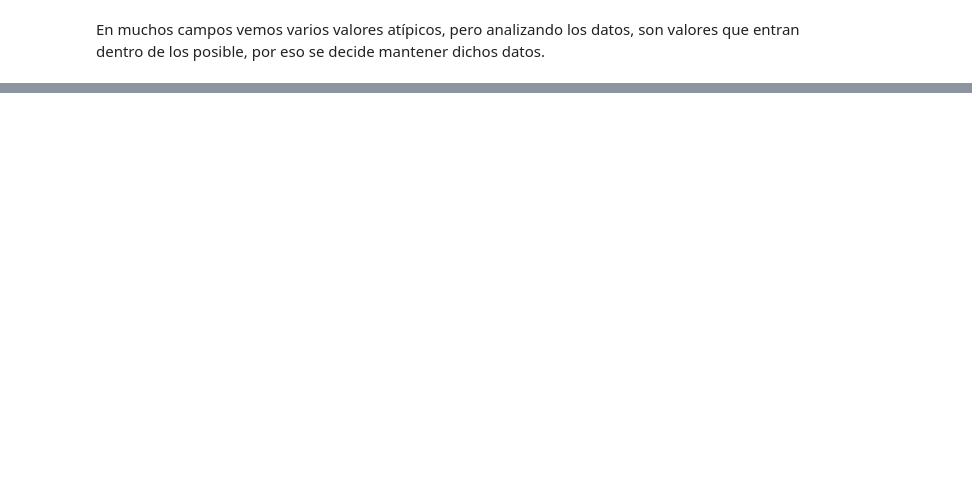
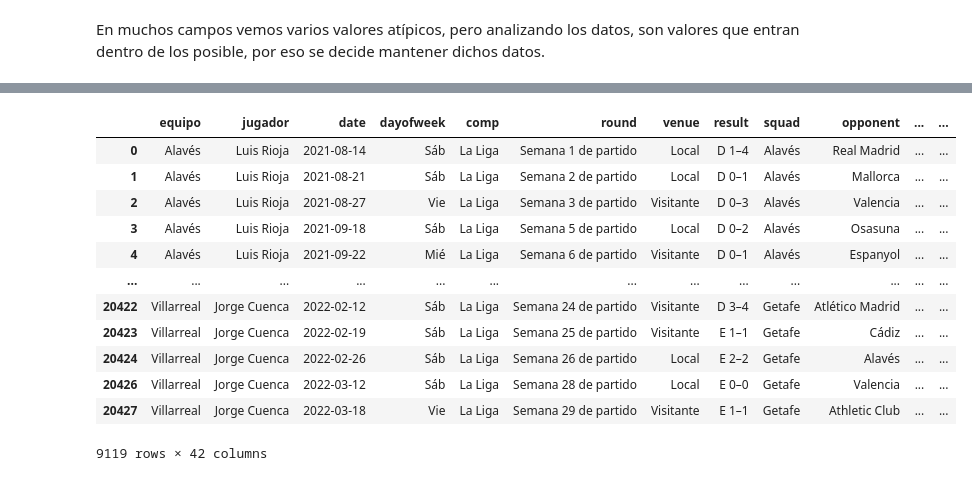
Before and after one commit to KoNGoL/Tipologia_prac1, a Jupyter notebook: Tipologia_prac2.ipynb, the cells around one changed output, grey strips where cells are left out. Cells and saved outputs as stored; diff of their text form; code cells hidden in the pictures; blank space fills up the shorter version.

```diff
--- a/Tipologia_prac2.ipynb
+++ b/Tipologia_prac2.ipynb
@@ -216,0 +361,16 @@ En muchos campos vemos varios valores atípicos, pero analizando los datos, son
+# %%
+data_liga[data_liga['minutes'].notna()]
+# %% [output]
+|  | equipo | jugador | date | dayofweek | comp | round | venue | result | squad | opponent | ... | ... |
+| 0 | Alavés | Luis Rioja | 2021-08-14 | Sáb | La Liga | Semana 1 de partido | Local | D 1–4 | Alavés | Real Madrid | ... | ... |
+| 1 | Alavés | Luis Rioja | 2021-08-21 | Sáb | La Liga | Semana 2 de partido | Local | D 0–1 | Alavés | Mallorca | ... | ... |
+| 2 | Alavés | Luis Rioja | 2021-08-27 | Vie | La Liga | Semana 3 de partido | Visitante | D 0–3 | Alavés | Valencia | ... | ... |
+| 3 | Alavés | Luis Rioja | 2021-09-18 | Sáb | La Liga | Semana 5 de partido | Local | D 0–2 | Alavés | Osasuna | ... | ... |
+| 4 | Alavés | Luis Rioja | 2021-09-22 | Mié | La Liga | Semana 6 de partido | Visitante | D 0–1 | Alavés | Espanyol | ... | ... |
+| ... | ... | ... | ... | ... | ... | ... | ... | ... | ... | ... | ... | ... |
+| 20422 | Villarreal | Jorge Cuenca | 2022-02-12 | Sáb | La Liga | Semana 24 de partido | Visitante | D 3–4 | Getafe | Atlético Madrid | ... | ... |
+| 20423 | Villarreal | Jorge Cuenca | 2022-02-19 | Sáb | La Liga | Semana 25 de partido | Visitante | E 1–1 | Getafe | Cádiz | ... | ... |
+| 20424 | Villarreal | Jorge Cuenca | 2022-02-26 | Sáb | La Liga | Semana 26 de partido | Local | E 2–2 | Getafe | Alavés | ... | ... |
+| 20426 | Villarreal | Jorge Cuenca | 2022-03-12 | Sáb | La Liga | Semana 28 de partido | Local | E 0–0 | Getafe | Valencia | ... | ... |
+| 20427 | Villarreal | Jorge Cuenca | 2022-03-18 | Vie | La Liga | Semana 29 de partido | Visitante | E 1–1 | Getafe | Athletic Club | ... | ... |
+9119 rows × 42 columns
```
Also changed, not shown: parts of 27 cells of this notebook.
